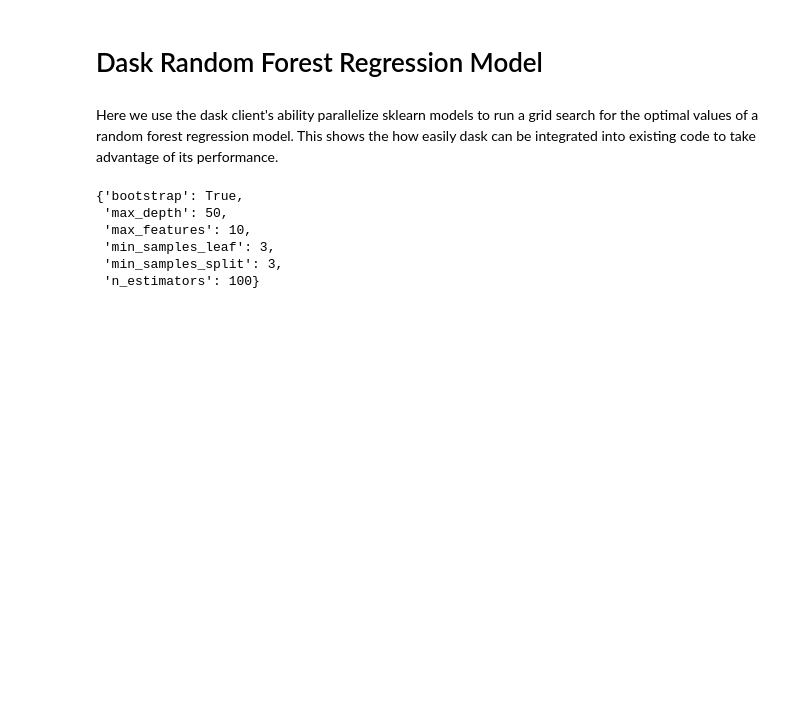
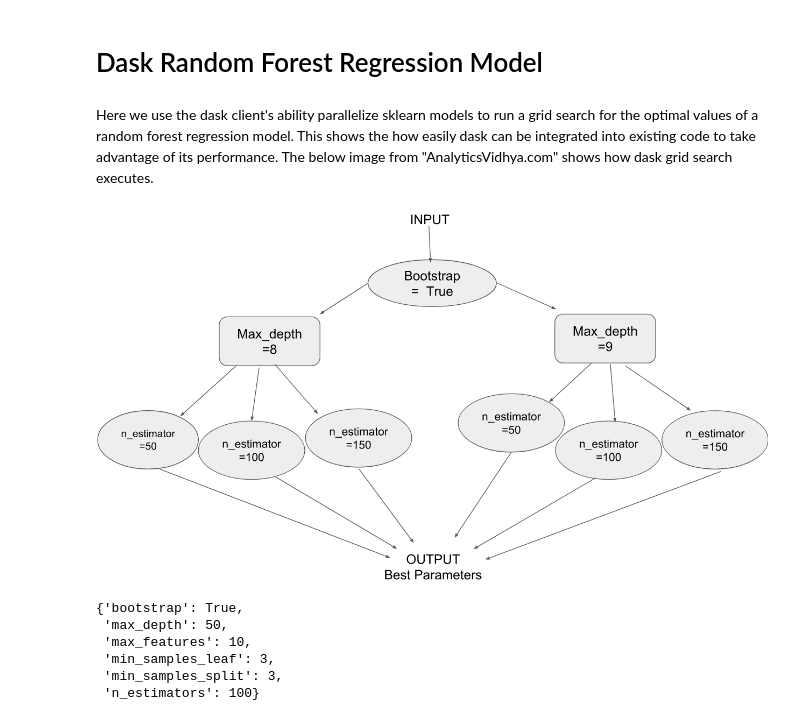
Before and after one commit to mikestef235/UCI_Student_Data, a Jupyter notebook: Student Performance Prediction with Dask.ipynb, the cells around one changed output. Drawn from its saved outputs; the diff is of its cells as text; code cells hidden in the pictures; blank space fills up the shorter version.

```diff
--- a/Student Performance Prediction with Dask.ipynb
+++ b/Student Performance Prediction with Dask.ipynb
@@ -153,7 +161,12 @@ The R-squared value is: 0.13
 # %% [markdown]
 # Dask Random Forest Regression Model
 # %% [markdown]
-Here we use the dask client's ability parallelize sklearn models to run a grid search for the optimal values of a random forest regression model. This shows the how easily dask can be integrated into existing code to take advantage of its performance.
+Here we use the dask client's ability parallelize sklearn models to run a grid search for the optimal values of a random forest regression model. This shows the how easily dask can be integrated into existing code to take advantage of its performance. The below image from "AnalyticsVidhya.com" shows how dask grid search executes.
+# %%
+image2 = Image(filename="dask_grid_search.png", width=1000)
+display(image2)
+# %% [output]
+[figure, added]
 # %%
 with parallel_backend('dask'):
     # Create the parameter grid based on the results of random search
```
Also changed, not shown: parts of 2 cells of this notebook, 2 other files.
